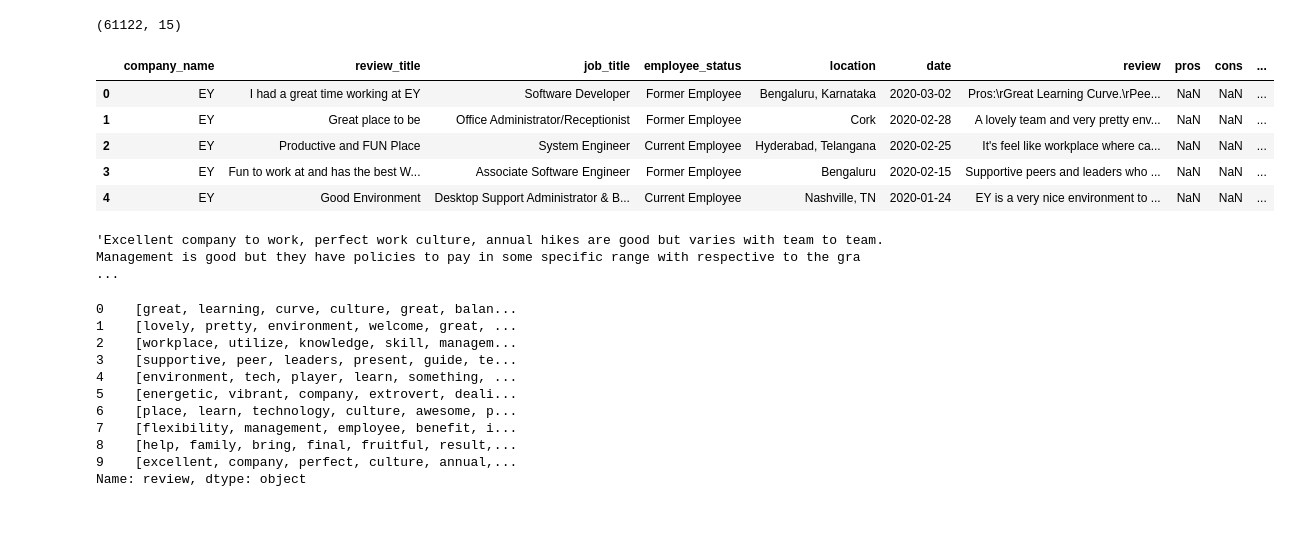
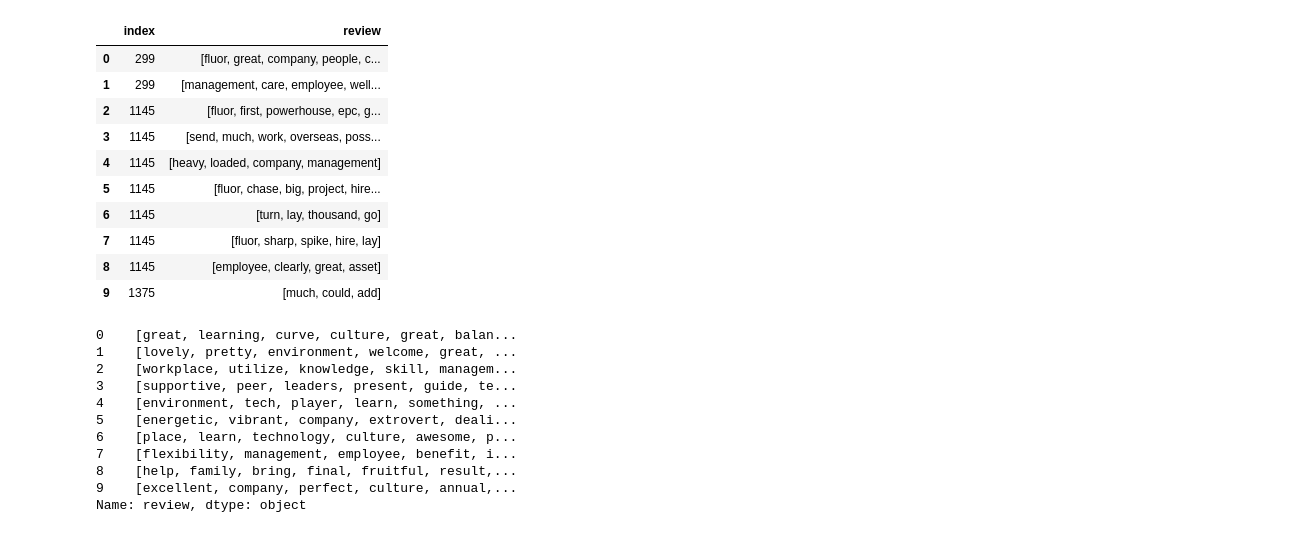
Before and after one commit to toadies/smu-ds-opinion-mining-co-reviews, a Jupyter notebook: notebooks/Section 4 - 1 - LDA.ipynb, the cells around one changed output. Drawn from its saved outputs; the diff is of its cells as text; code cells hidden in the pictures.

```diff
--- a/notebooks/Section 4 - 1 - LDA.ipynb
+++ b/notebooks/Section 4 - 1 - LDA.ipynb
@@ -15,8 +15,8 @@ from nltk.stem import WordNetLemmatizer, SnowballStemmer
 from nltk.stem.porter import *
 import nltk
 from nltk.corpus import wordnet as wn
-nltk.download('stopwords')
-nltk.download('wordnet')
+#nltk.download('stopwords')
+#nltk.download('wordnet')
 # spacy for lemmatization
 import spacy
 from spacy.lang.en import English
@@ -28,17 +28,15 @@ import pyLDAvis.gensim  # don't skip this
 import matplotlib.pyplot as plt
 %matplotlib inline
 
-with open("../data/all_reviews.pkl","rb") as f:
-    reviews = pickle.load(f)
+import pandas as pd
+import pickle
 
-job_filter = pd.read_csv("../data/filter_job_titles.csv")
+with open("../data/tech_review_corpus.pkl","rb") as f:
+    tech_review_corpus = pickle.load(f)
 
-job_filters = job_filter.clean_job_title.tolist()
+display(pd.DataFrame(tech_review_corpus).head(10))
 
-idx = reviews.clean_job_title.isin(job_filters)
-reviews = reviews.loc[idx,:]
+reviews = pd.DataFrame(tech_review_corpus).review.tolist()
 
-print( reviews.shape )
-reviews.reset_index(drop=True,inplace=True)
-display( reviews.head() )
+#reviews = list(map(str.split, reviews))
 # %% [output]
@@ -51,14 +43,14 @@ display( reviews.head() )
-(61122, 15)
-|  | company_name | review_title | job_title | employee_status | location | date | review | pros | cons | ... |
-| 0 | EY | I had a great time working at EY | Software Developer | Former Employee | Bengaluru, Karnataka | 2020-03-02 | Pros:\rGreat Learning Curve.\rPee... | NaN | NaN | ... |
-| 1 | EY | Great place to be | Office Administrator/Receptionist | Former Employee | Cork | 2020-02-28 | A lovely team and very pretty env... | NaN | NaN | ... |
-| 2 | EY | Productive and FUN Place | System Engineer | Current Employee | Hyderabad, Telangana | 2020-02-25 | It's feel like workplace where ca... | NaN | NaN | ... |
-| 3 | EY | Fun to work at and has the best W... | Associate Software Engineer | Former Employee | Bengaluru | 2020-02-15 | Supportive peers and leaders who ... | NaN | NaN | ... |
-| 4 | EY | Good Environment | Desktop Support Administrator & B... | Current Employee | Nashville, TN | 2020-01-24 | EY is a very nice environment to ... | NaN | NaN | ... |
+|  | index | review |
+| 0 | 299 | [fluor, great, company, people, c... |
+| 1 | 299 | [management, care, employee, well... |
+| 2 | 1145 | [fluor, first, powerhouse, epc, g... |
+| 3 | 1145 | [send, much, work, overseas, poss... |
+| 4 | 1145 | [heavy, loaded, company, management] |
+| 5 | 1145 | [fluor, chase, big, project, hire... |
+| 6 | 1145 | [turn, lay, thousand, go] |
+| 7 | 1145 | [fluor, sharp, spike, hire, lay] |
+| 8 | 1145 | [employee, clearly, great, asset] |
+| 9 | 1375 | [much, could, add] |
-# %%
-reviews.review[9]
-# %% [output]
-'Excellent company to work, perfect work culture, annual hikes are good but varies with team to team. Management is good but they have policies to pay in some specific range with respective to the gra ...
 # %%
 #NLTK Stop words
 
```
Also changed, not shown: parts of 1 cell of this notebook, 1 other file.
